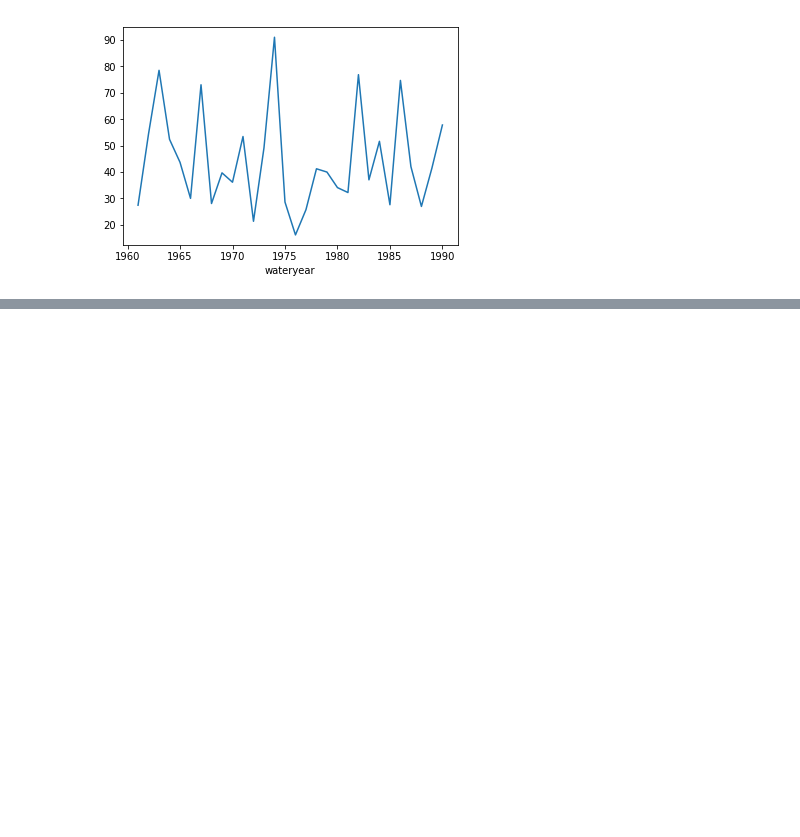
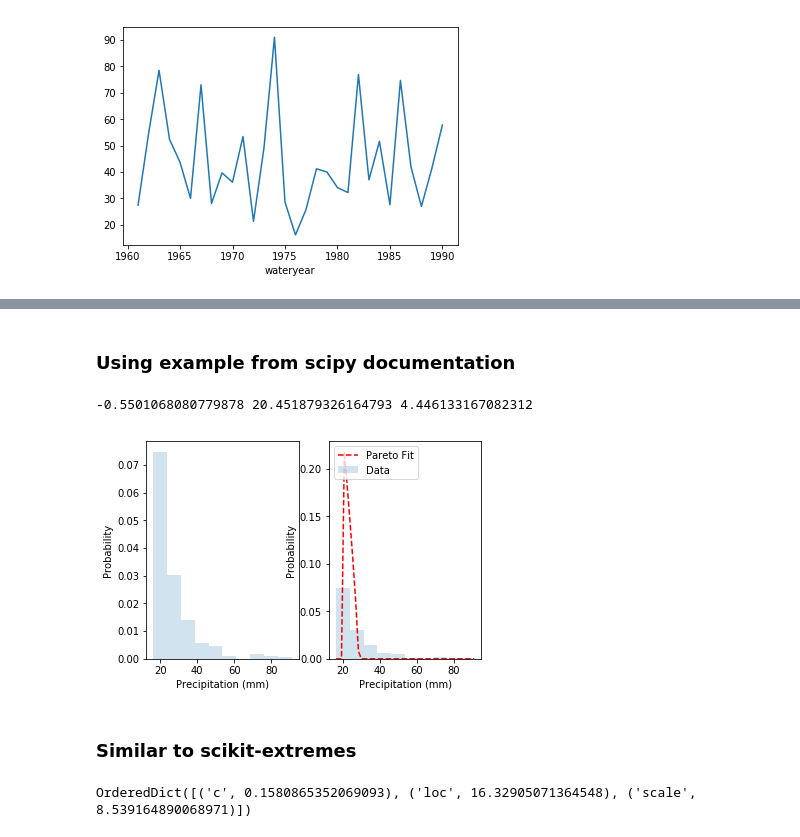
Before and after one commit to mukhtyar/python-playground, a Jupyter notebook: notebooks/daily_data_extreme_pr_owen.ipynb, the cells around one changed output, grey strips where cells are left out. Saved outputs shown, nothing was run; the diff lists cells and outputs as text; code cells hidden in the pictures; blank space fills up the shorter version.

Commit message:
Code for pareto and gev

```diff
--- a/notebooks/daily_data_extreme_pr_owen.ipynb
+++ b/notebooks/daily_data_extreme_pr_owen.ipynb
@@ -392,0 +477,48 @@ np.sum(gev_pdf)
+# %%
+PDS = list(baselineDF_exceed_threshold['value'])
+# %% [markdown]
+### Using example from scipy documentation
+# %%
+# Calculate fit
+params = genextreme.fit(PDS)
+
+# Distribution parameters from fit
+c, loc, scale = params
+
+# Evenly spread x axis values for pdf plot
+x = np.linspace(min(PDS), max(PDS))
+
+# Calculate Probability Density Function
+pareto_pdf = genpareto.pdf(x, *params)
+
+print(c, loc, scale)
+plt.subplot(1,2,1)
+plt.hist(PDS, density=True, alpha=0.2, label='Data')
+plt.xlabel('Precipitation (mm)')
+plt.ylabel('Probability')
+
+plt.subplot(1,2,2)
+plt.hist(PDS, density=True, alpha=0.2, label='Data')
+plt.plot(x, pareto_pdf, 'r--', label='Pareto Fit')
+plt.xlabel('Precipitation (mm)')
+plt.ylabel('Probability')
+plt.legend(loc='upper left')
+plt.show()
+# %% [output]
+-0.5501068080779878 20.451879326164793 4.446133167082312
+[figure, added]
+# %% [markdown]
+### Similar to scikit-extremes
+# %%
+# Calculate Parameters
+params = distr.gpa.lmom_fit(PDS)
+c = params['c'] # c or shape
+loc = params['loc']
+scale = params['scale']
+
+# Frozen distribution
+frozen_distr = genpareto(c, loc=loc, scale=scale)
+
+print(params)
+# %% [output]
+OrderedDict([('c', 0.1580865352069093), ('loc', 16.32905071364548), ('scale', 8.539164890068971)])
```
Also changed, not shown: parts of 19 cells of this notebook.
